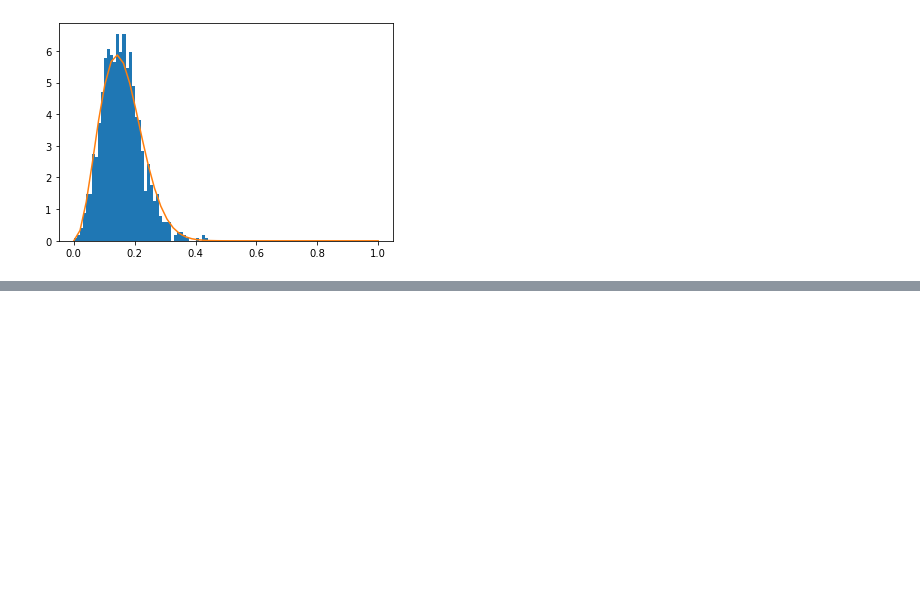
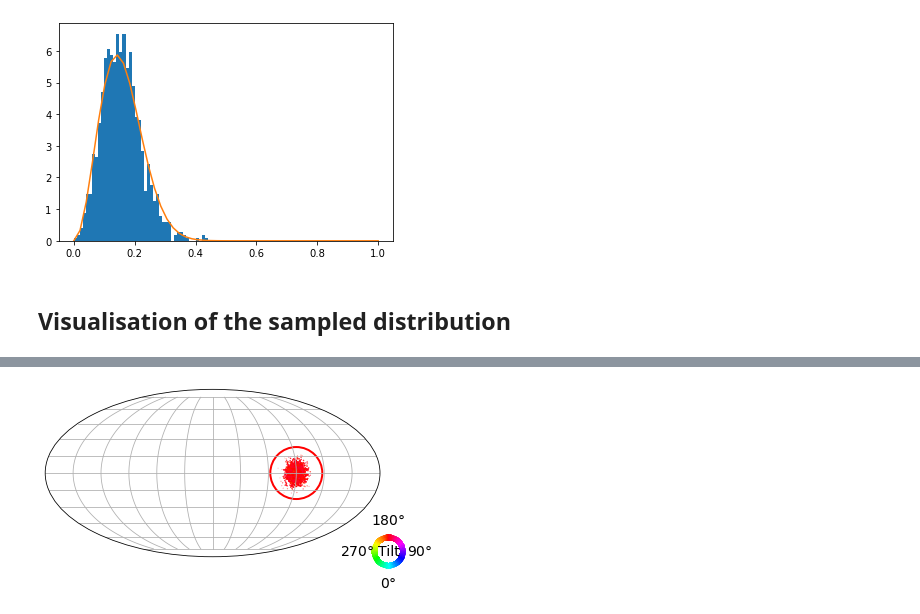
Before and after one commit to McWilliamsCenter/SO3DiffusionModels, a Jupyter notebook: notebooks/Validation/IGSO3.ipynb, the cells around one changed output, grey strips where cells are left out. Cells and saved outputs as stored; diff of their text form; code cells hidden in the pictures; blank space fills up the shorter version.

Commit message:
adding plotting function

```diff
--- a/notebooks/Validation/IGSO3.ipynb
+++ b/notebooks/Validation/IGSO3.ipynb
@@ -101,3 +101,5 @@ plot(theta, (1 - cos(theta))/pi*_isotropic_gaussian_so3_small(theta, 0.1/sqrt(2)
 # %% [output]
 [<matplotlib.lines.Line2D at 0x...>]
 [figure]
+# %% [markdown]
+## Visualisation of the sampled distribution
@@ -103,0 +108,12 @@ plot(theta, (1 - cos(theta))/pi*_isotropic_gaussian_so3_small(theta, 0.1/sqrt(2)
+# %%
+center = SO3.from_x_radians(pi)
+dist = IsotropicGaussianSO3(center, 0.1)
+
+samples = dist.sample(1000, seed=jax.random.PRNGKey(0))
+prob = jnp.exp(dist.log_prob(samples));
+
+visualize_so3_probabilities(
+    jax.vmap(lambda x: SO3(x).as_matrix())(samples),
+    0.001*prob/prob.max(),
+    rotations_gt=center.as_matrix());
+# %% [output]
@@ -103,0 +121 @@ plot(theta, (1 - cos(theta))/pi*_isotropic_gaussian_so3_small(theta, 0.1/sqrt(2)
+[figure, added]
```
Also changed, not shown: parts of 5 cells of this notebook, 1 other file.
